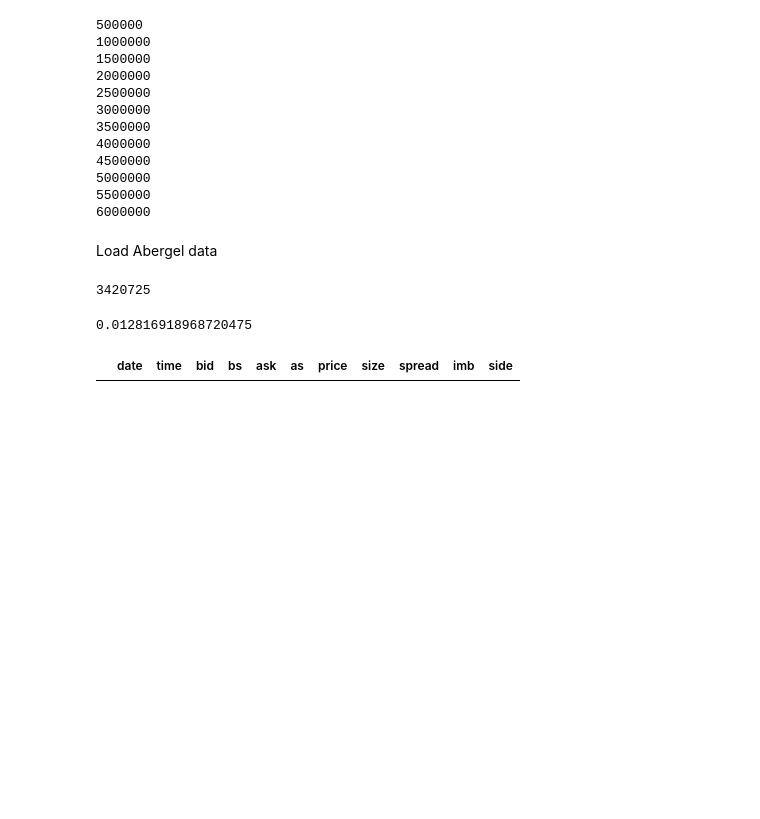
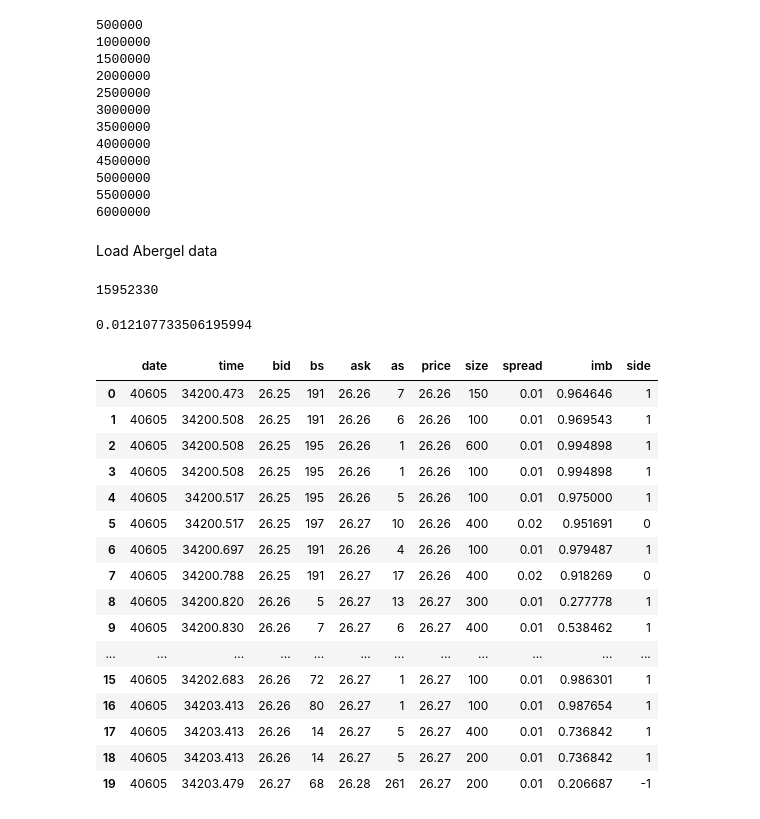
Before and after one commit to sstoikov/tradeimbalance, a Jupyter notebook: trade_imbalance.ipynb, the cells around one changed output. Cells and saved outputs as stored; diff of their text form; code cells hidden in the pictures; blank space fills up the shorter version.

```diff
--- a/trade_imbalance.ipynb
+++ b/trade_imbalance.ipynb
@@ -34,7 +34,7 @@ ticker='MSFT' #bad 0.0121
 spread=0.01
 #ticker='JPM' #good 0.0141
 #ticker='KFT' #good 0.0135
-ticker='GE' #good 0.0128
+#ticker='GE' #good 0.0128
 #ticker='HPQ' #good 0.0135
 #ticker='BAC' #good 0.0118
 #ticker='AA' #good 0.0126
@@ -118,9 +118,8 @@ df=pd.read_csv("data/%s_clean.csv"%str(ticker))
 #df=pd.read_csv("data/%s.csv"%str(ticker))
 len(df)
 # %% [output]
-3420725
+15952330
 # %%
-
 df.columns=['date','time','bid','bs','ask','as','price','size']
 df['bid']=np.round(df['bid'],2)
 df['ask']=np.round(df['ask'],2)
@@ -132,10 +131,26 @@ df=df[df['bid']>0] #remove negative bids
 df=df[np.abs(df['side'])<2] #remove trades outside the bid/ask spread
 df['spread'].mean()
 # %% [output]
-0.012816918968720475
+0.012107733506195994
 # %%
-df[df['side']==2].head(20)
+df.head(20)
 # %% [output]
 |  | date | time | bid | bs | ask | as | price | size | spread | imb | side |
+| 0 | 40605 | 34200.473 | 26.25 | 191 | 26.26 | 7 | 26.26 | 150 | 0.01 | 0.964646 | 1 |
+| 1 | 40605 | 34200.508 | 26.25 | 191 | 26.26 | 6 | 26.26 | 100 | 0.01 | 0.969543 | 1 |
+| 2 | 40605 | 34200.508 | 26.25 | 195 | 26.26 | 1 | 26.26 | 600 | 0.01 | 0.994898 | 1 |
+| 3 | 40605 | 34200.508 | 26.25 | 195 | 26.26 | 1 | 26.26 | 100 | 0.01 | 0.994898 | 1 |
+| 4 | 40605 | 34200.517 | 26.25 | 195 | 26.26 | 5 | 26.26 | 100 | 0.01 | 0.975000 | 1 |
+| 5 | 40605 | 34200.517 | 26.25 | 197 | 26.27 | 10 | 26.26 | 400 | 0.02 | 0.951691 | 0 |
+| 6 | 40605 | 34200.697 | 26.25 | 191 | 26.26 | 4 | 26.26 | 100 | 0.01 | 0.979487 | 1 |
+| 7 | 40605 | 34200.788 | 26.25 | 191 | 26.27 | 17 | 26.26 | 400 | 0.02 | 0.918269 | 0 |
+| 8 | 40605 | 34200.820 | 26.26 | 5 | 26.27 | 13 | 26.27 | 300 | 0.01 | 0.277778 | 1 |
+| 9 | 40605 | 34200.830 | 26.26 | 7 | 26.27 | 6 | 26.27 | 400 | 0.01 | 0.538462 | 1 |
+| ... | ... | ... | ... | ... | ... | ... | ... | ... | ... | ... | ... |
+| 15 | 40605 | 34202.683 | 26.26 | 72 | 26.27 | 1 | 26.27 | 100 | 0.01 | 0.986301 | 1 |
+| 16 | 40605 | 34203.413 | 26.26 | 80 | 26.27 | 1 | 26.27 | 100 | 0.01 | 0.987654 | 1 |
+| 17 | 40605 | 34203.413 | 26.26 | 14 | 26.27 | 5 | 26.27 | 400 | 0.01 | 0.736842 | 1 |
+| 18 | 40605 | 34203.413 | 26.26 | 14 | 26.27 | 5 | 26.27 | 200 | 0.01 | 0.736842 | 1 |
+| 19 | 40605 | 34203.479 | 26.27 | 68 | 26.28 | 261 | 26.27 | 200 | 0.01 | 0.206687 | -1 |
 # %%
 df['imb_round']=np.round(df['imb'],2)
```
Also changed, not shown: parts of 5 cells of this notebook.
